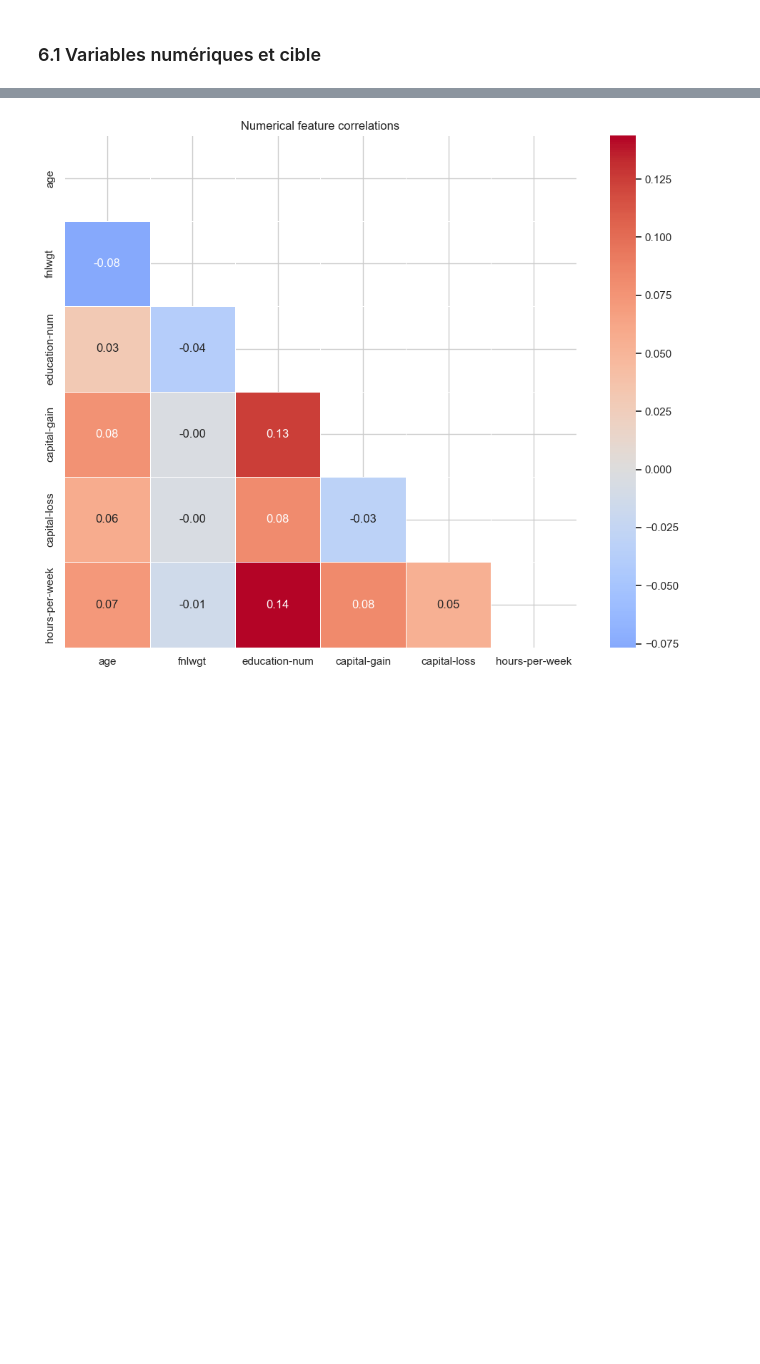
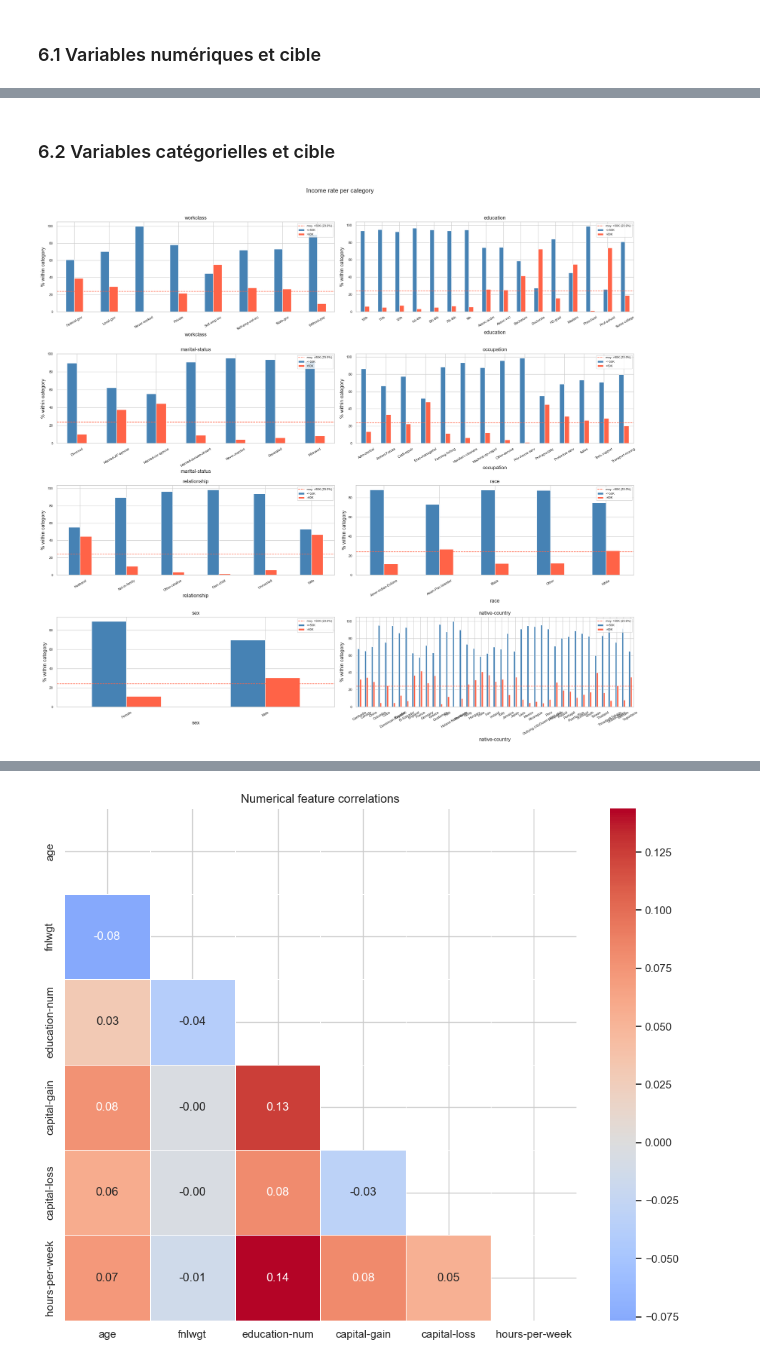
Before and after one commit to Madianou/UCI-Classification-model-project-, a Jupyter notebook: notebooks/eda.ipynb, the cells around one changed output, grey strips where cells are left out. Drawn from its saved outputs; the diff is of its cells as text; code cells hidden in the pictures; blank space fills up the shorter version.

```diff
--- a/notebooks/eda.ipynb
+++ b/notebooks/eda.ipynb
@@ -420,0 +493,7 @@ On retrouve un taux d'outliers très important. Il faudra faire un choix de tran
+# %% [markdown]
+### 6.2 Variables catégorielles et cible
+# %%
+eda.plot_categorical_bivariate()
+plt.show()
+# %% [output]
+[figure, added]
```
Also changed, not shown: parts of 45 cells of this notebook, 3 other files.
